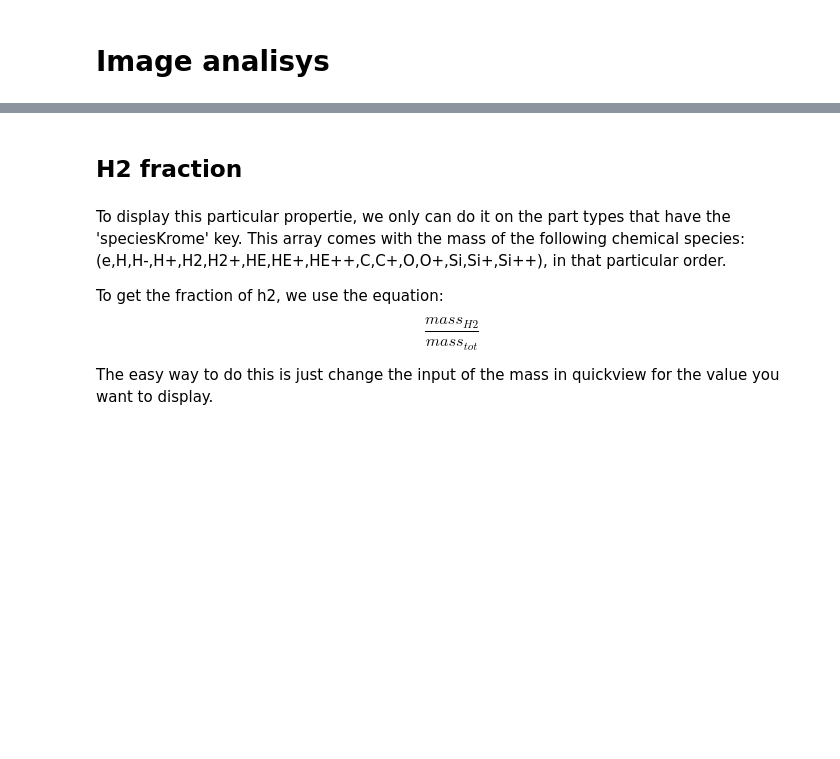
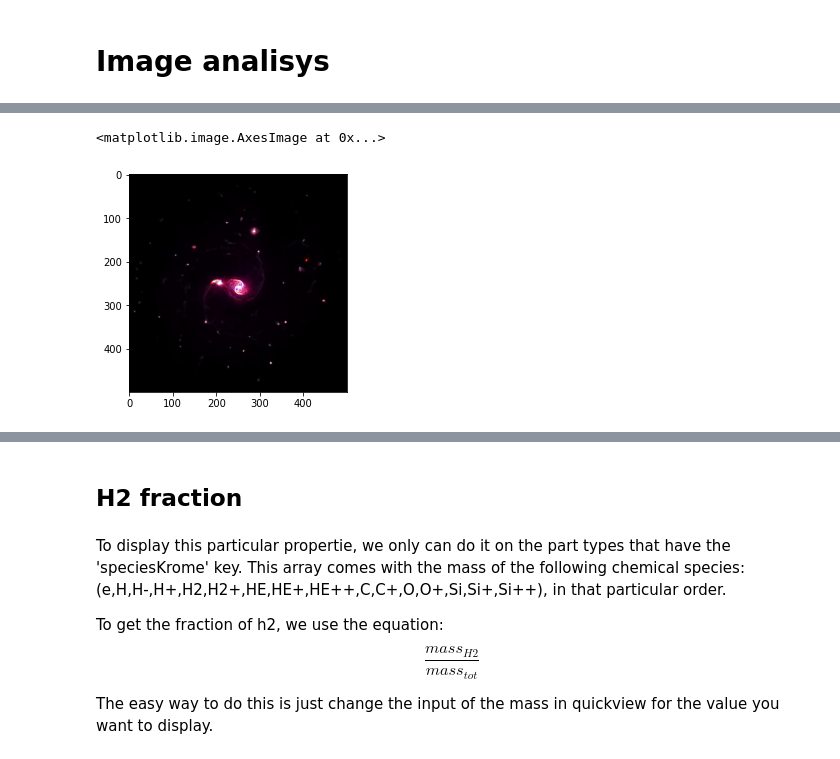
Before and after one commit to sebalepe/sphviewer_userguide, a Jupyter notebook: Sphviewer User Guide.ipynb, the cells around one changed output, grey strips where cells are left out. Saved outputs shown, nothing was run; the diff lists cells and outputs as text; code cells hidden in the pictures; blank space fills up the shorter version.

```diff
--- a/Sphviewer User Guide.ipynb
+++ b/Sphviewer User Guide.ipynb
@@ -432,0 +464,6 @@ The center of the camera, the distance, the zoom, and the angles can be updated
+# %%
+from classes import SnapViewer, SnapEvolution
+
+snap = SnapViewer('test_file/snap_050.gz')
+
+snap_empty = SnapViewer(empty=True)
@@ -436,0 +565,19 @@ Getting done with the tutorial, we can explore the usefullness of this program t
+# %%
+images = []
+
+names = [10,40,80,90]
+for i in range(4):
+    img = plt.imread(f'imgs/blend/snap{names[i]}_3.png')
+    images.append(img)
+
+
+blend = snap.blend(images[1], images[2])
+img = blend.Screen()
+for i in [0,3]:
+    blend = snap.blend(img, images[i])
+    img = blend.Screen()
+plt.imsave('media/blend_3.png', img, dpi=200)
+plt.imshow(img)
+# %% [output]
+<matplotlib.image.AxesImage at 0x...>
+[figure, added]
```
Also changed, not shown: parts of 64 cells of this notebook, 36 other files.
